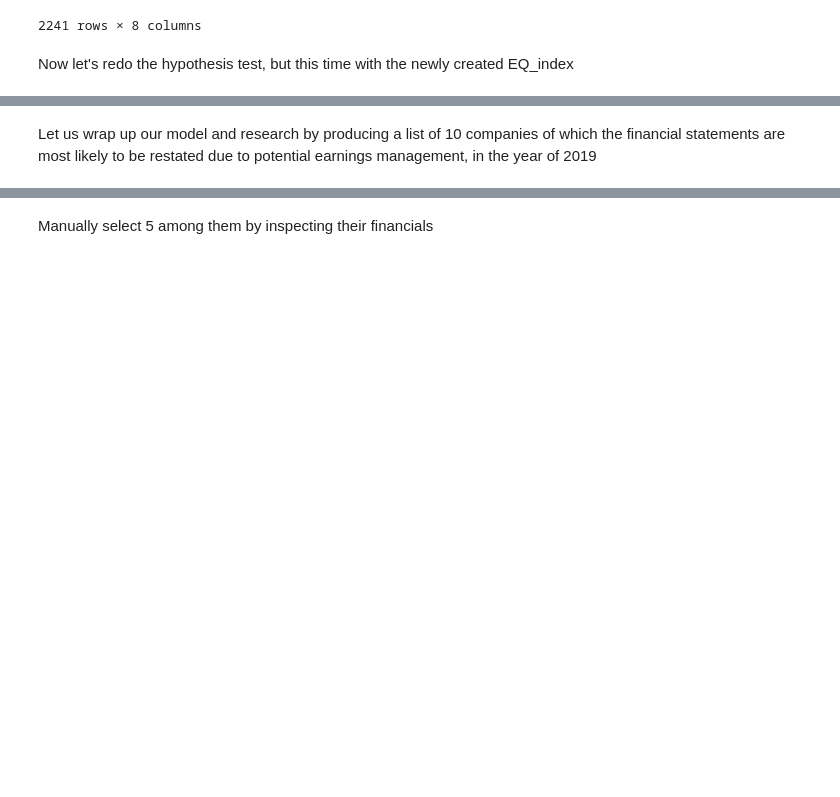
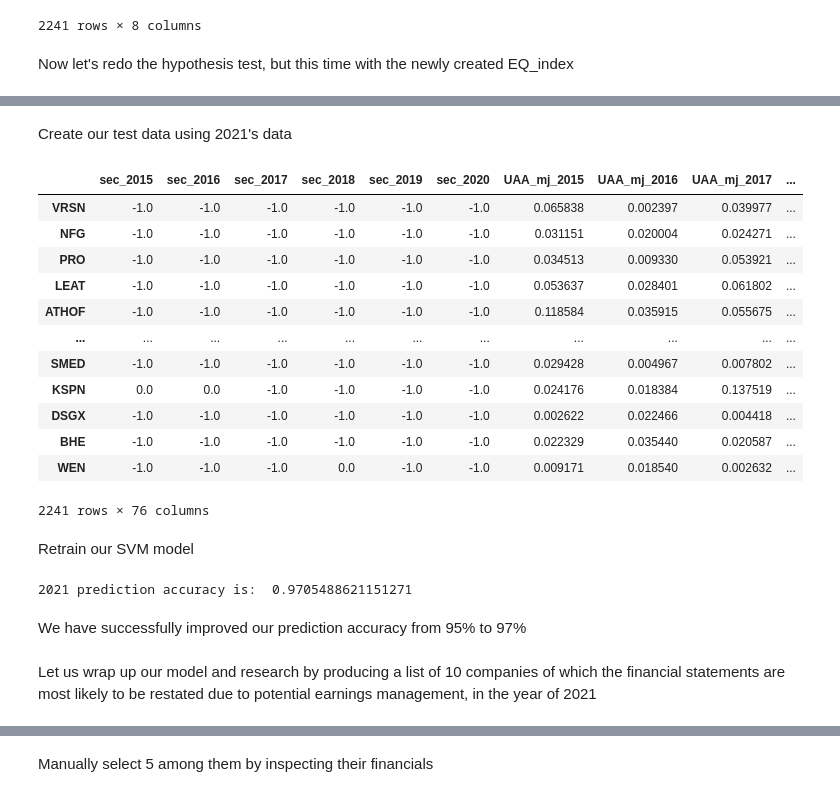
Before and after one commit to MapleKnightOfRiverwood/earning-management-detector, a Jupyter notebook: earning-management-detector.ipynb, the cells around one changed output, grey strips where cells are left out. Saved outputs shown, nothing was run; the diff lists cells and outputs as text; code cells hidden in the pictures; blank space fills up the shorter version.

```diff
--- a/earning-management-detector.ipynb
+++ b/earning-management-detector.ipynb
@@ -1122,0 +1128,15 @@ The P value was improved from the previous inconclusive 0.75 to 0.14, which agai
+# %%
+def calculateEQIndex(year):
+    UAAData = dataset[[f'UAA_mj_{year}', f'UAA_teoh_{year}', f'UAA_dd_{year}', f'sec_{year}']]
+    # Calculate the decile index using modified jones UAA scores
+    deciles_mj = percentileList(UAAData[f'UAA_mj_{year}'], splitType='deciles')
+    UAAData['mj_deciles'] = UAAData[f'UAA_mj_{year}'].apply(lambda x: assignDecile(x, deciles_mj))
+    # Calculate the decile index using teoh UAA scores
+    deciles_teoh = percentileList(UAAData[f'UAA_teoh_{year}'], splitType='deciles')
+    UAAData['teoh_deciles'] = UAAData[f'UAA_teoh_{year}'].apply(lambda x: assignDecile(x, deciles_teoh))
+    # Calculate the decile index using dd UAA scores
+    deciles_dd = percentileList(UAAData[f'UAA_dd_{year}'], splitType='deciles')
+    UAAData['dd_deciles'] = UAAData[f'UAA_dd_{year}'].apply(lambda x: assignDecile(x, deciles_dd))
+    # Calculate a combined EQ index (The lower the better)
+    UAAData['EQ_index'] = UAAData['mj_deciles'] + UAAData['teoh_deciles'] + UAAData['dd_deciles']
+    return UAAData['EQ_index']
@@ -1123,2 +1238,51 @@ The P value was improved from the previous inconclusive 0.75 to 0.14, which agai
+# %% [markdown]
+Create our test data using 2021's data
+# %%
+# Test data
+X_test_2021 = dataset.drop(['sec_2012', 'sec_2013', 'sec_2014', 'sec_2021', 'UAA_mj_2012', 'UAA_mj_2013', 'UAA_mj_2014',
+                            'UAA_teoh_2012', 'UAA_teoh_2013', 'UAA_teoh_2014', 'UAA_dd_2012', 'UAA_dd_2013', 'UAA_dd_2014',
+                              'pct_price_change_2012', 'pct_price_change_2013', 'pct_price_change_2014',
+                              'ey_2012', 'ey_2013', 'ey_2014',
+                              'cr_2012', 'cr_2013', 'cr_2014', 'dte_2012', 'dte_2013', 'dte_2014',
+                              'roe_2012', 'roe_2013', 'roe_2014', 'at_2012', 'at_2013', 'at_2014',
+                            'EQ_index_2012', 'EQ_index_2013', 'EQ_index_2014'], axis='columns')
+y_test_2021 = dataset['sec_2021'].apply(binaryAllRestatement)
+X_test_2021
+# %% [output]
+|  | sec_2015 | sec_2016 | sec_2017 | sec_2018 | sec_2019 | sec_2020 | UAA_mj_2015 | UAA_mj_2016 | UAA_mj_2017 | ... |
+| VRSN | -1.0 | -1.0 | -1.0 | -1.0 | -1.0 | -1.0 | 0.065838 | 0.002397 | 0.039977 | ... |
+| NFG | -1.0 | -1.0 | -1.0 | -1.0 | -1.0 | -1.0 | 0.031151 | 0.020004 | 0.024271 | ... |
+| PRO | -1.0 | -1.0 | -1.0 | -1.0 | -1.0 | -1.0 | 0.034513 | 0.009330 | 0.053921 | ... |
+| LEAT | -1.0 | -1.0 | -1.0 | -1.0 | -1.0 | -1.0 | 0.053637 | 0.028401 | 0.061802 | ... |
+| ATHOF | -1.0 | -1.0 | -1.0 | -1.0 | -1.0 | -1.0 | 0.118584 | 0.035915 | 0.055675 | ... |
+| ... | ... | ... | ... | ... | ... | ... | ... | ... | ... | ... |
+| SMED | -1.0 | -1.0 | -1.0 | -1.0 | -1.0 | -1.0 | 0.029428 | 0.004967 | 0.007802 | ... |
+| KSPN | 0.0 | 0.0 | -1.0 | -1.0 | -1.0 | -1.0 | 0.024176 | 0.018384 | 0.137519 | ... |
+| DSGX | -1.0 | -1.0 | -1.0 | -1.0 | -1.0 | -1.0 | 0.002622 | 0.022466 | 0.004418 | ... |
+| BHE | -1.0 | -1.0 | -1.0 | -1.0 | -1.0 | -1.0 | 0.022329 | 0.035440 | 0.020587 | ... |
+| WEN | -1.0 | -1.0 | -1.0 | 0.0 | -1.0 | -1.0 | 0.009171 | 0.018540 | 0.002632 | ... |
+2241 rows × 76 columns
+# %% [markdown]
+Retrain our SVM model
+# %%
+# Standardize our values
+scaler = preprocessing.MinMaxScaler()
+X_train_scaled = scaler.fit_transform(X_train)  # We use fit_transform on the training data to fit the scaler
+X_train_scaled = pd.DataFrame(X_train_scaled)
+X_test_2021_scaled = scaler.transform(X_test_2021)  # We use the same training scaler to transform the test data
+X_test_2021_scaled = pd.DataFrame(X_test_2021_scaled)
+
+# Train our SVM model
+svmClassifier = SVC(probability=True, kernel='rbf', C=10, gamma='scale')
+svmClassifier.fit(X_train_scaled, y_train)
+
+# Predict 2021 value using the model
+prediction_2021 = pd.DataFrame(svmClassifier.predict(X_test_2021_scaled))
+accuracy_2021 = accuracy_score(y_test_2021, prediction_2021)
+print('2021 prediction accuracy is: ', accuracy_2021)
+# %% [output]
+2021 prediction accuracy is:  0.9705488621151271
+# %% [markdown]
+We have successfully improved our prediction accuracy from 95% to 97%
 # %% [markdown]
-Let us wrap up our model and research by producing a list of 10 companies of which the financial statements are most likely to be restated due to potential earnings management, in the year of 2019
+Let us wrap up our model and research by producing a list of 10 companies of which the financial statements are most likely to be restated due to potential earnings management, in the year of 2021
```
Also changed, not shown: parts of 22 cells of this notebook, 1 other file.
